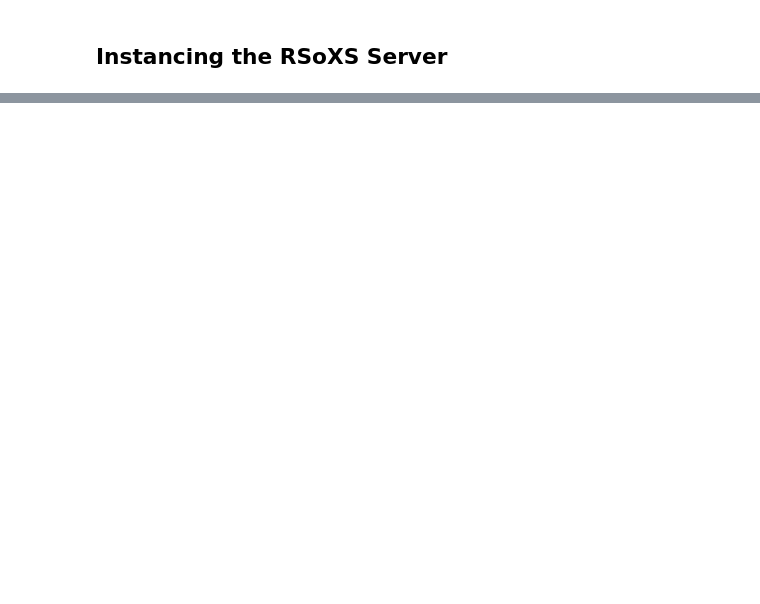
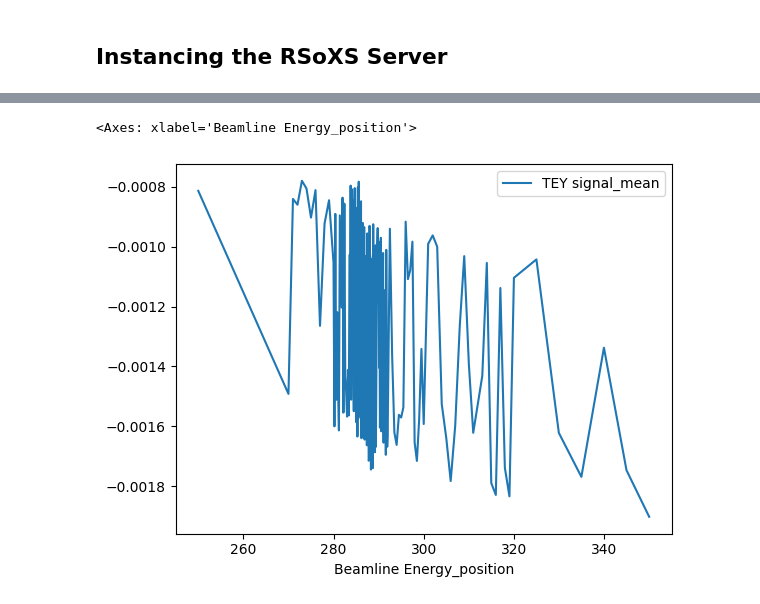
Before and after one commit to ALS-RSOXS/auto-reflect, a Jupyter notebook: test_API.ipynb, the cells around one changed output, grey strips where cells are left out. Saved outputs shown, nothing was run; the diff lists cells and outputs as text; code cells hidden in the pictures; blank space fills up the shorter version.

```diff
--- a/test_API.ipynb
+++ b/test_API.ipynb
@@ -339,0 +263,11 @@ type Motor = Literal[
+# %%
+scan_data = await scan_motor_from_list(
+    server=rsoxs,
+    motor="Beamline Energy",
+    positions=default_energies,  # First 10 energies for testing
+    count_time_s=1.0,
+    delay_after_move_s=0.2,
+)
+# %% [output]
+<Axes: xlabel='Beamline Energy_position'>
+[figure, added]
```
Also changed, not shown: parts of 30 cells of this notebook, 6 other files.
